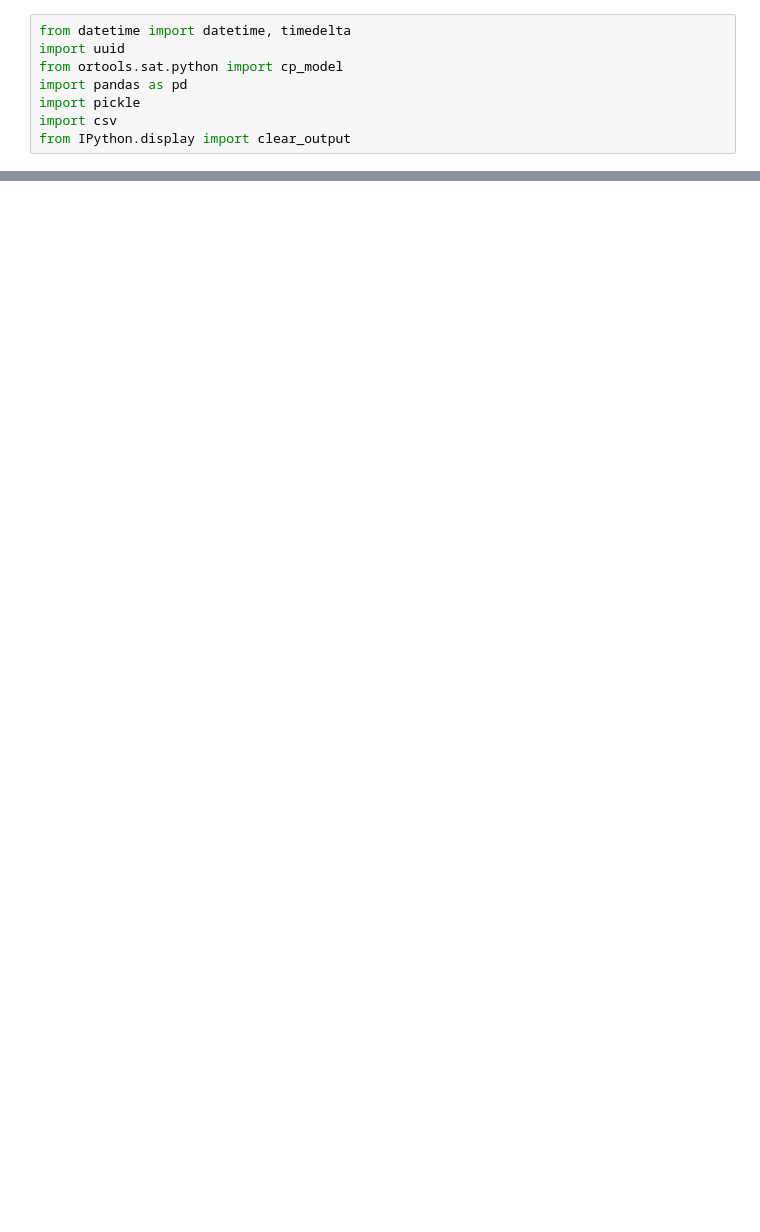
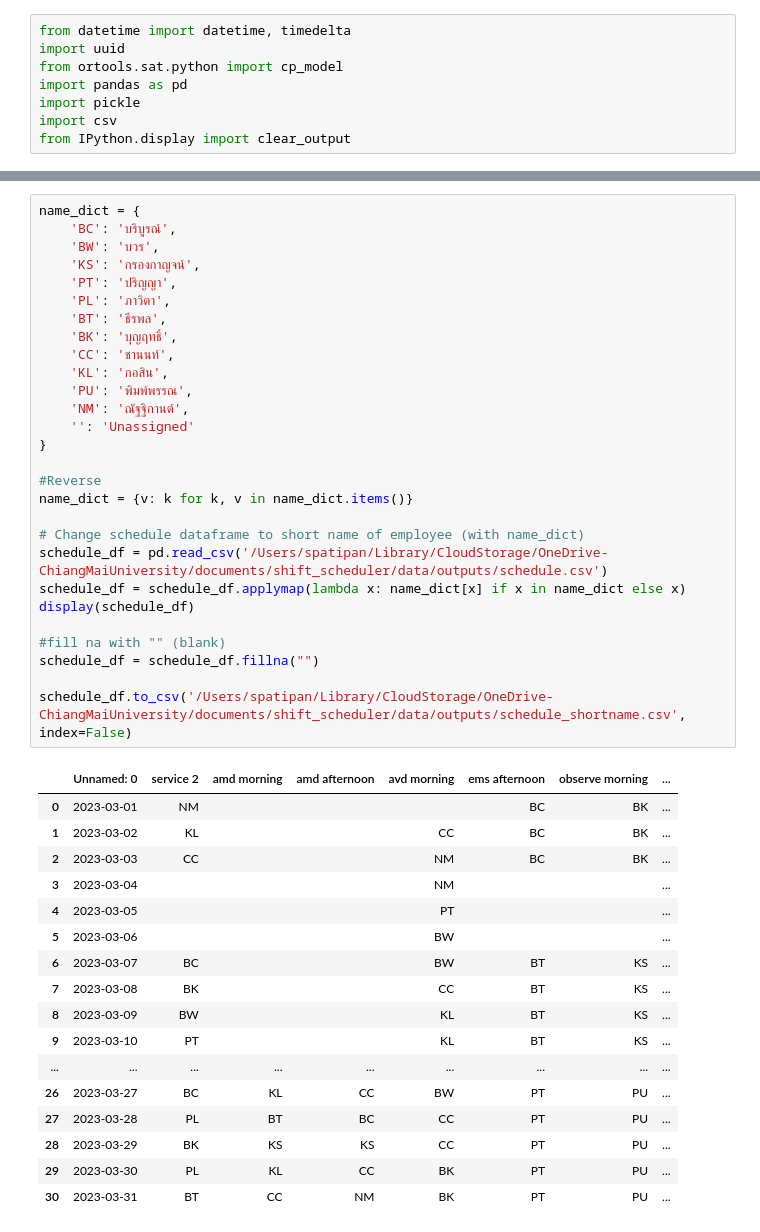
Before and after one commit to spatipan/shift-scheduler, a Jupyter notebook: notebooks/test.ipynb, the cells around one changed output, grey strips where cells are left out. Drawn from its saved outputs; the diff is of its cells as text; blank space fills up the shorter version.

```diff
--- a/notebooks/test.ipynb
+++ b/notebooks/test.ipynb
@@ -906,0 +1205,46 @@ Solution found.
+# %%
+name_dict = {
+    'BC': 'บริบูรณ์',
+    'BW': 'บวร',
+    'KS': 'กรองกาญจน์',
+    'PT': 'ปริญญา',
+    'PL': 'ภาวิตา',
+    'BT': 'ธีรพล',
+    'BK': 'บุญฤทธิ์',
+    'CC': 'ชานนท์',
+    'KL': 'กอสิน',
+    'PU': 'พิมพ์พรรณ',
+    'NM': 'ณัฐฐิกานต์',
+    '': 'Unassigned'
+}
+
+#Reverse
+name_dict = {v: k for k, v in name_dict.items()}
+
+# Change schedule dataframe to short name of employee (with name_dict)
+schedule_df = pd.read_csv('/Users/spatipan/Library/CloudStorage/OneDrive-ChiangMaiUniversity/documents/shift_scheduler/data/outputs/schedule.csv')
+schedule_df = schedule_df.applymap(lambda x: name_dict[x] if x in name_dict else x)
+display(schedule_df)
+
+#fill na with "" (blank)
+schedule_df = schedule_df.fillna("")
+
+schedule_df.to_csv('/Users/spatipan/Library/CloudStorage/OneDrive-ChiangMaiUniversity/documents/shift_scheduler/data/outputs/schedule_shortname.csv', index=False)
+# %% [output]
+|  | Unnamed: 0 | service 2 | amd morning | amd afternoon | avd morning | ems afternoon | observe morning | ... |
+| 0 | 2023-03-01 | NM |  |  |  | BC | BK | ... |
+| 1 | 2023-03-02 | KL |  |  | CC | BC | BK | ... |
+| 2 | 2023-03-03 | CC |  |  | NM | BC | BK | ... |
+| 3 | 2023-03-04 |  |  |  | NM |  |  | ... |
+| 4 | 2023-03-05 |  |  |  | PT |  |  | ... |
+| 5 | 2023-03-06 |  |  |  | BW |  |  | ... |
+| 6 | 2023-03-07 | BC |  |  | BW | BT | KS | ... |
+| 7 | 2023-03-08 | BK |  |  | CC | BT | KS | ... |
+| 8 | 2023-03-09 | BW |  |  | KL | BT | KS | ... |
+| 9 | 2023-03-10 | PT |  |  | KL | BT | KS | ... |
+| ... | ... | ... | ... | ... | ... | ... | ... | ... |
+| 26 | 2023-03-27 | BC | KL | CC | BW | PT | PU | ... |
+| 27 | 2023-03-28 | PL | BT | BC | CC | PT | PU | ... |
+| 28 | 2023-03-29 | BK | KS | KS | CC | PT | PU | ... |
+| 29 | 2023-03-30 | PL | KL | CC | BK | PT | PU | ... |
+| 30 | 2023-03-31 | BT | CC | NM | BK | PT | PU | ... |
```
Also changed, not shown: parts of 4 cells of this notebook, 10 other files.
